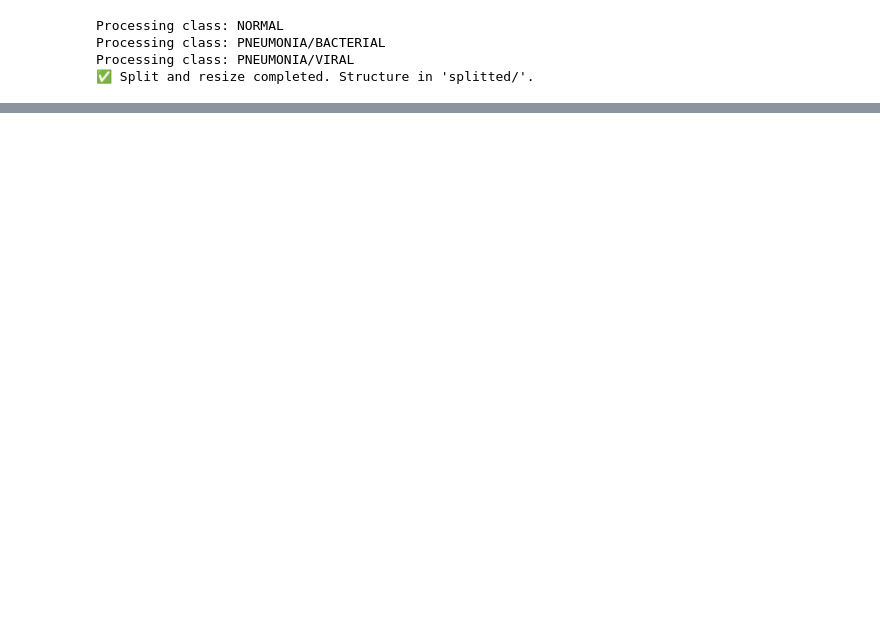
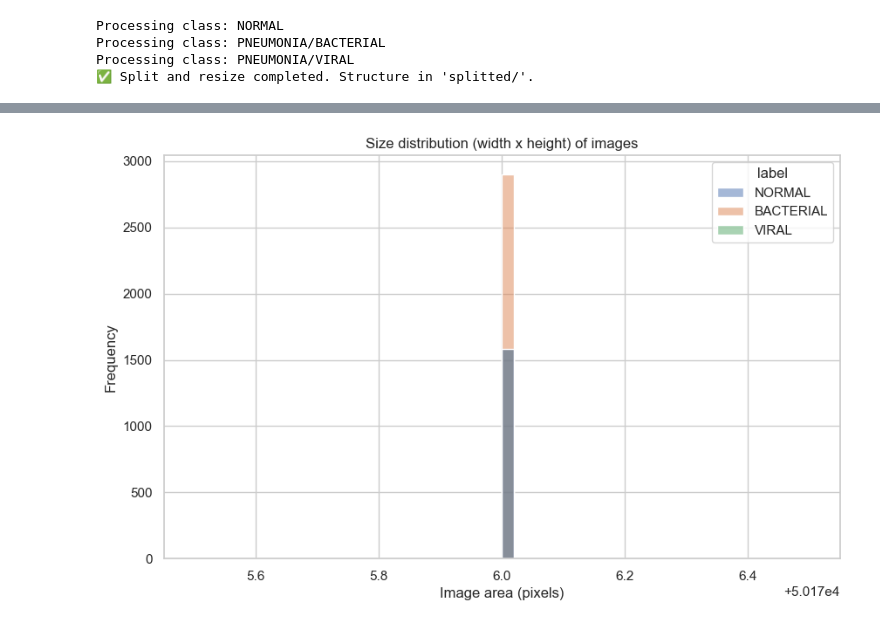
Before and after one commit to LuisaMG01/NeumoScan, a Jupyter notebook: notebooks/eda.ipynb, the cells around one changed output, grey strips where cells are left out. Saved outputs shown, nothing was run; the diff lists cells and outputs as text; code cells hidden in the pictures; blank space fills up the shorter version.

```diff
--- a/notebooks/eda.ipynb
+++ b/notebooks/eda.ipynb
@@ -102,0 +182,9 @@ Processing class: PNEUMONIA/VIRAL
+# %%
+df['area'] = df['width'] * df['height']
+sns.histplot(data=df, x='area', hue='label', bins=50, kde=True)
+plt.title("Size distribution (width x height) of images")
+plt.xlabel("Image area (pixels)")
+plt.ylabel("Frequency")
+plt.show()
+# %% [output]
+[figure, added]
```
Also changed, not shown: parts of 10 cells of this notebook, 14 other files.
